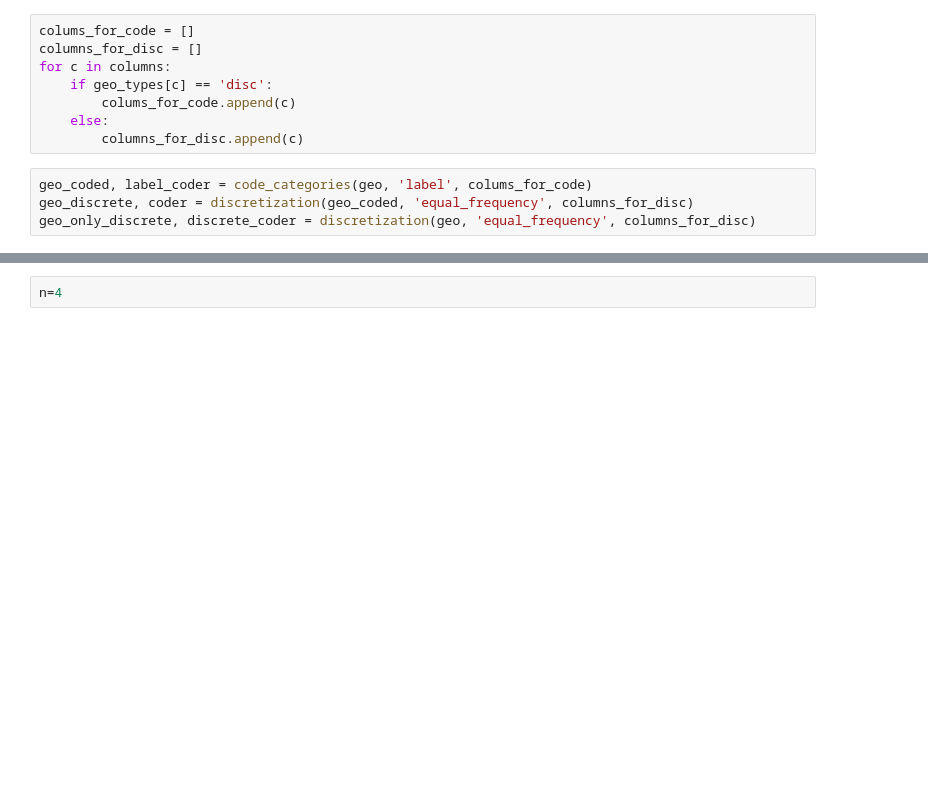
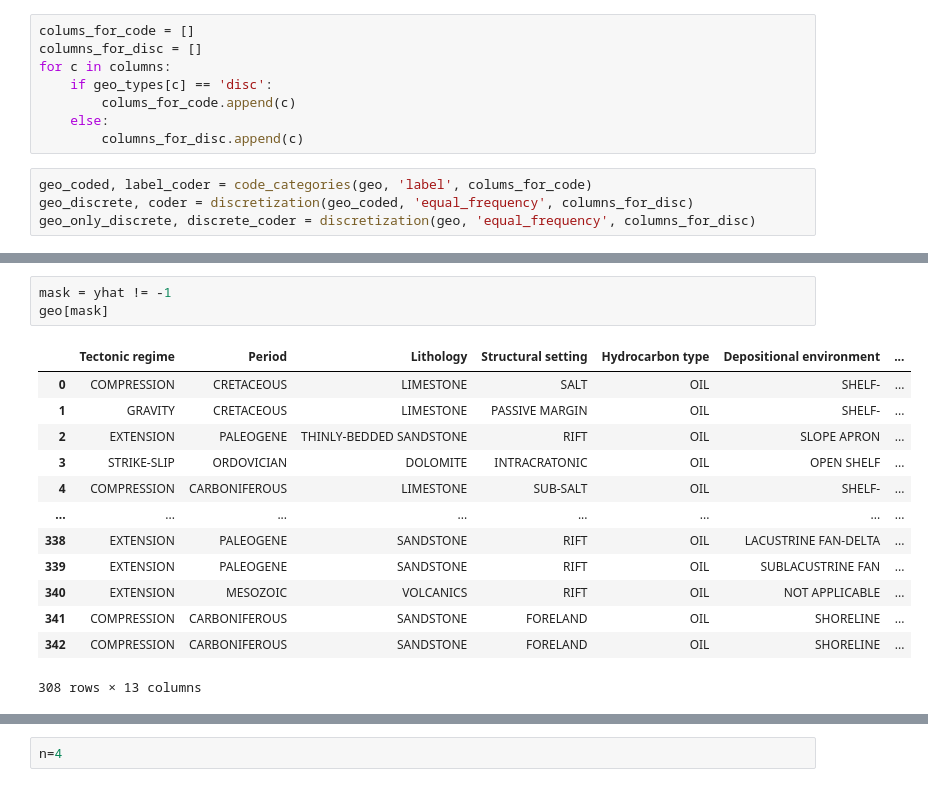
Before and after one commit to aimclub/BAMT, a Jupyter notebook: experiments/gmm_experiments.ipynb, the cells around one changed output, grey strips where cells are left out. Saved outputs shown, nothing was run; the diff lists cells and outputs as text; blank space fills up the shorter version.

```diff
--- a/experiments/gmm_experiments.ipynb
+++ b/experiments/gmm_experiments.ipynb
@@ -128,0 +152,17 @@ rmse
+# %%
+mask = yhat != -1
+geo[mask]
+# %% [output]
+|  | Tectonic regime | Period | Lithology | Structural setting | Hydrocarbon type | Depositional environment | ... |
+| 0 | COMPRESSION | CRETACEOUS | LIMESTONE | SALT | OIL | SHELF- | ... |
+| 1 | GRAVITY | CRETACEOUS | LIMESTONE | PASSIVE MARGIN | OIL | SHELF- | ... |
+| 2 | EXTENSION | PALEOGENE | THINLY-BEDDED SANDSTONE | RIFT | OIL | SLOPE APRON | ... |
+| 3 | STRIKE-SLIP | ORDOVICIAN | DOLOMITE | INTRACRATONIC | OIL | OPEN SHELF | ... |
+| 4 | COMPRESSION | CARBONIFEROUS | LIMESTONE | SUB-SALT | OIL | SHELF- | ... |
+| ... | ... | ... | ... | ... | ... | ... | ... |
+| 338 | EXTENSION | PALEOGENE | SANDSTONE | RIFT | OIL | LACUSTRINE FAN-DELTA | ... |
+| 339 | EXTENSION | PALEOGENE | SANDSTONE | RIFT | OIL | SUBLACUSTRINE FAN | ... |
+| 340 | EXTENSION | MESOZOIC | VOLCANICS | RIFT | OIL | NOT APPLICABLE | ... |
+| 341 | COMPRESSION | CARBONIFEROUS | SANDSTONE | FORELAND | OIL | SHORELINE | ... |
+| 342 | COMPRESSION | CARBONIFEROUS | SANDSTONE | FORELAND | OIL | SHORELINE | ... |
+308 rows × 13 columns
```
Also changed, not shown: parts of 27 cells of this notebook, 4 other files.
